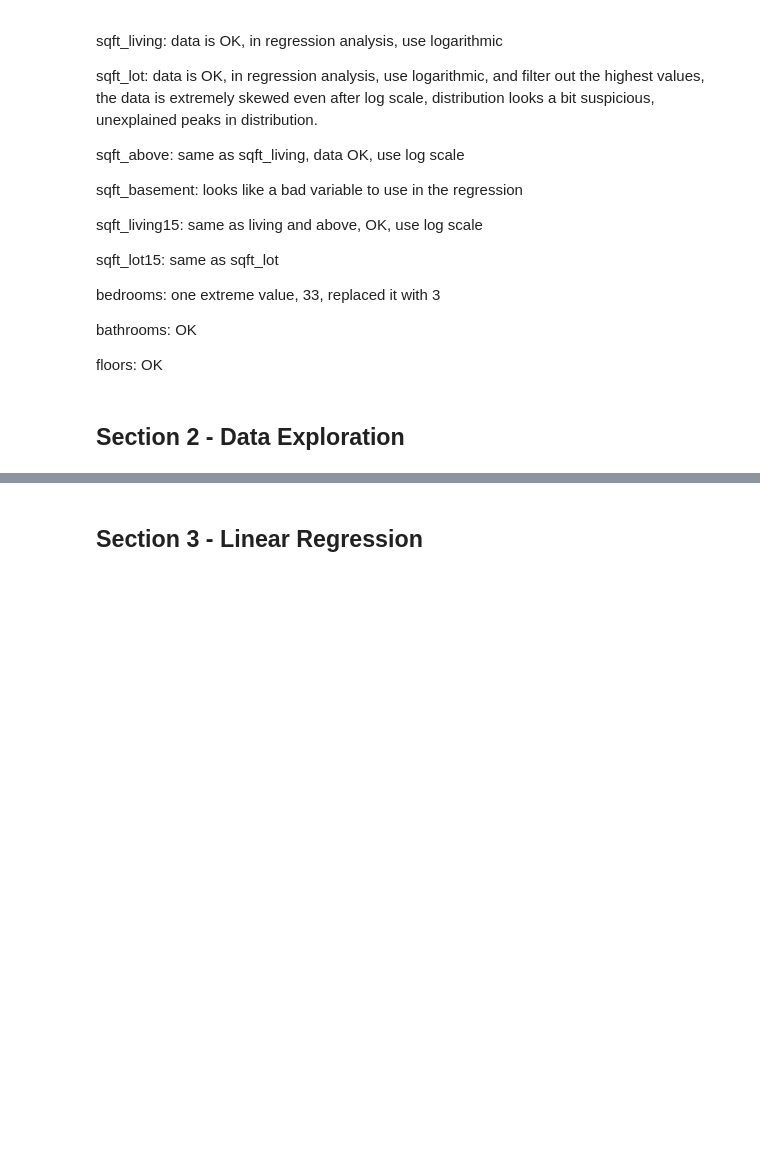
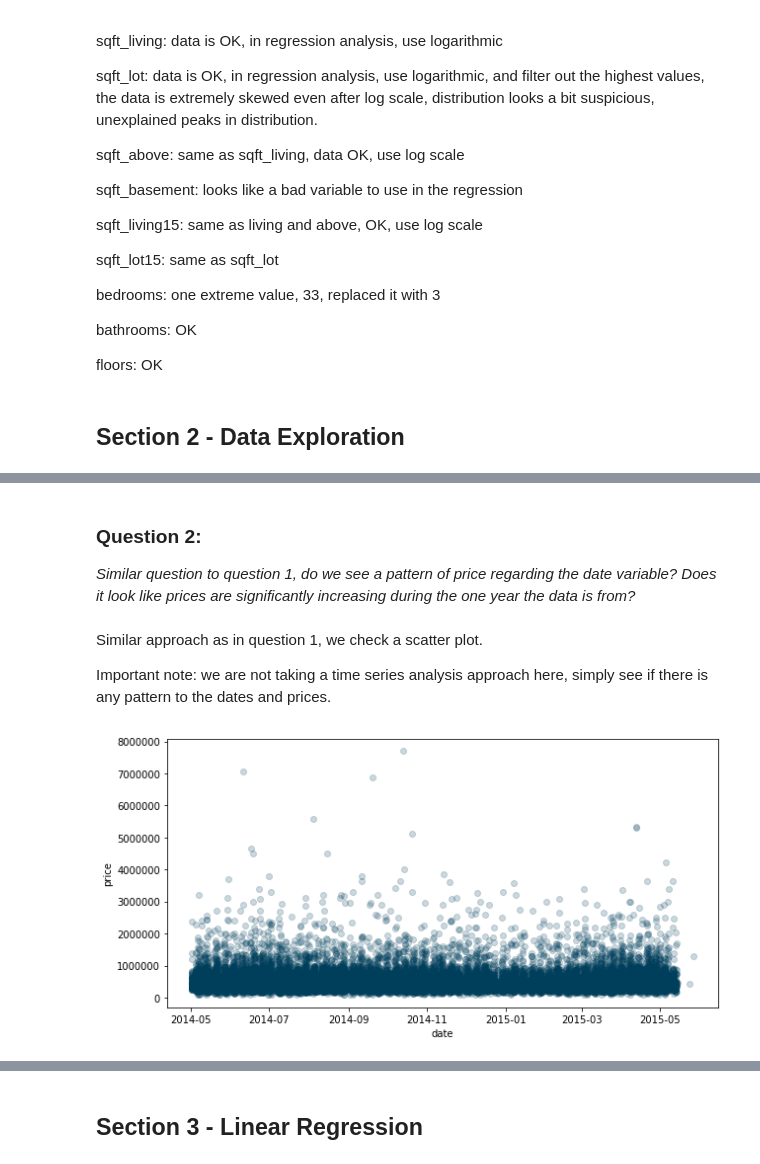
Before and after one commit to MatePocs/kings_county_housing, a Jupyter notebook: index.ipynb, the cells around one changed output, grey strips where cells are left out. Saved outputs shown, nothing was run; the diff lists cells and outputs as text; code cells hidden in the pictures; blank space fills up the shorter version.

```diff
--- a/index.ipynb
+++ b/index.ipynb
@@ -867,0 +950,15 @@ floors: OK
+# %% [markdown]
+### Question 2:
+_Similar question to question 1, do we see a pattern of price regarding the date variable? Does it look like prices are significantly increasing during the one year the data is from?_
+# %% [markdown]
+Similar approach as in question 1, we check a scatter plot.
+
+Important note: we are not taking a time series analysis approach here, simply see if there is any pattern to the dates and prices.
+# %%
+plt.figure(figsize=(10,5))
+plt.plot_date(data['date'], data['price'], alpha = 0.2, color = '#003f5c', linewidth = 0)
+plt.xlabel('date')
+plt.ylabel('price')
+plt.show()
+# %% [output]
+[figure, added]
```
Also changed, not shown: parts of 55 cells of this notebook.
